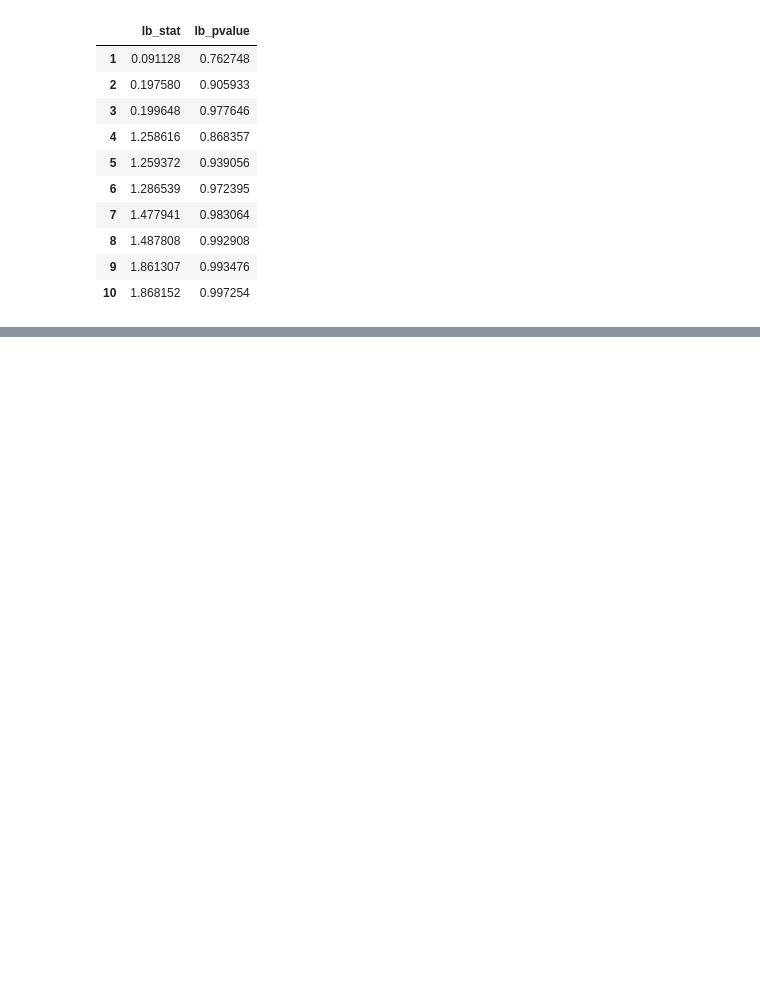
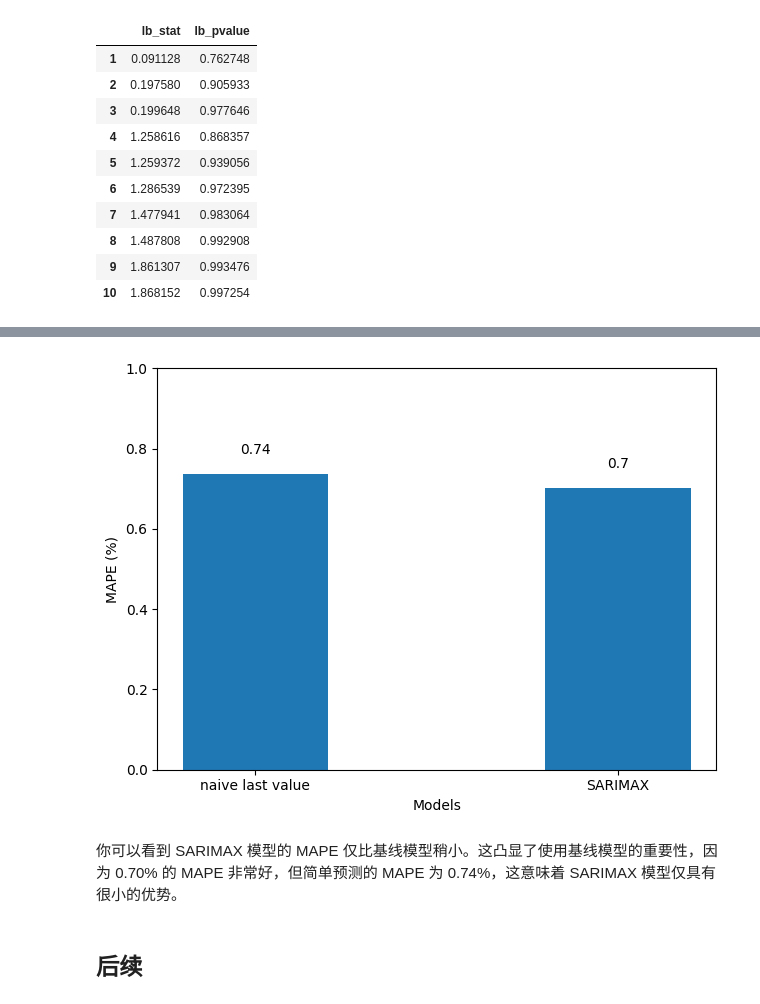
Before and after one commit to JPL-JUNO/Time-Series, a Jupyter notebook: TSFP/code/ch09_adding_external_variables_to_our_model.ipynb, the cells around one changed output, grey strips where cells are left out. Cells and saved outputs as stored; diff of their text form; code cells hidden in the pictures; blank space fills up the shorter version.

Commit message:
Adding external variables to our model

```diff
--- a/TSFP/code/ch09_adding_external_variables_to_our_model.ipynb
+++ b/TSFP/code/ch09_adding_external_variables_to_our_model.ipynb
@@ -272,0 +300,11 @@ lb_result
+# %%
+target_train = target[:196]
+target_test = target[196:]
+pred_df = pd.DataFrame({"actual": target_test})
+TRAIN_LEN = len(target_train)
+HORIZON = len(target_test)
+WINDOW = 1
+pred_last_value = rolling_forecast(target, exog, TRAIN_LEN, HORIZON, WINDOW, "last")
+pred_SARIMAX = rolling_forecast(target, exog, TRAIN_LEN, HORIZON, WINDOW, "SARIMAX")
+pred_df["pred_last_value"] = pred_last_value
+pred_df["pred_SARIMAX"] = pred_SARIMAX
@@ -272,0 +322,25 @@ lb_result
+# %%
+mape_last = 100 * mean_absolute_percentage_error(pred_df.actual, pred_df.pred_last_value)
+mape_SARIMAX = 100 * mean_absolute_percentage_error(pred_df.actual, pred_df.pred_SARIMAX)
+# %%
+fig, ax = plt.subplots()
+x = ['naive last value', 'SARIMAX']
+y = [mape_last, mape_SARIMAX]
+
+ax.bar(x, y, width=0.4)
+ax.set_xlabel('Models')
+ax.set_ylabel('MAPE (%)')
+ax.set_ylim(0, 1)
+
+for index, value in enumerate(y):
+    plt.text(x=index, y=value + 0.05, s=str(round(value,2)), ha='center')
+
+plt.tight_layout()
+
+plt.savefig('figures/CH09_F06.png', dpi=300)
+# %% [output]
+[figure, added]
+# %% [markdown]
+你可以看到 SARIMAX 模型的 MAPE 仅比基线模型稍小。这凸显了使用基线模型的重要性，因为 0.70% 的 MAPE 非常好，但简单预测的 MAPE 为 0.74%，这意味着 SARIMAX 模型仅具有很小的优势。
+# %% [markdown]
+## 后续
```
Also changed, not shown: parts of 6 cells of this notebook, 4 other files.
